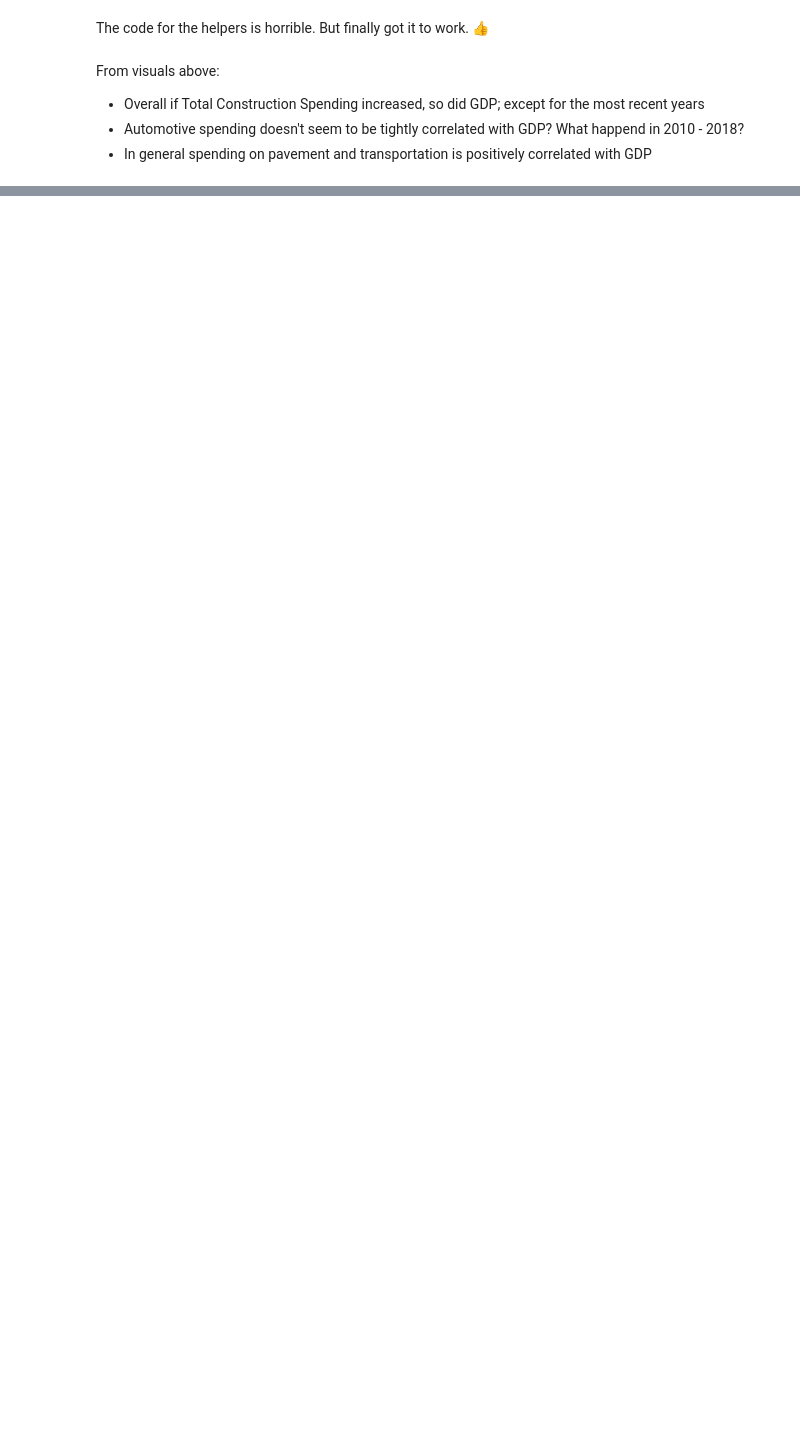
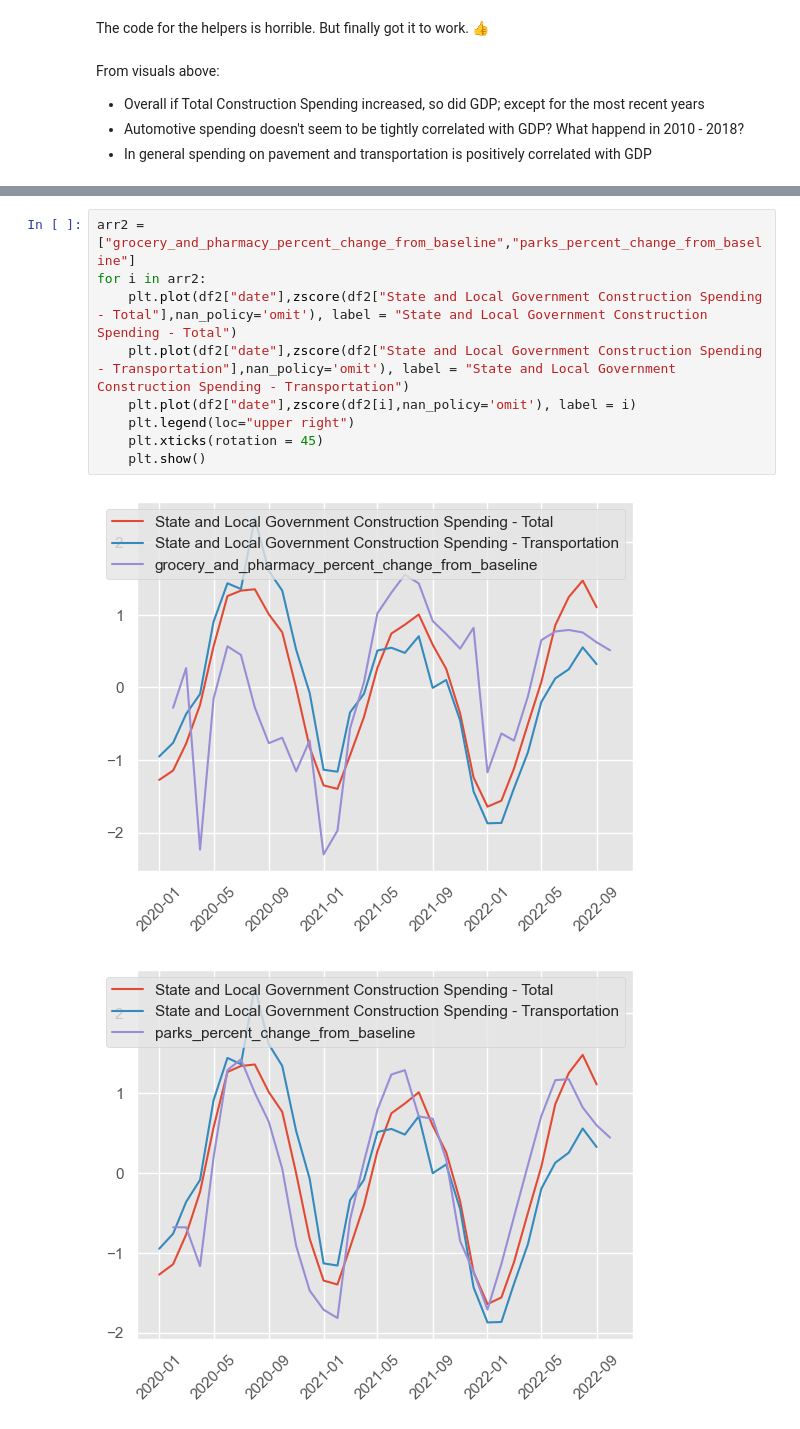
Before and after one commit to dnhuang/data102-fa22, a Jupyter notebook: eda.ipynb, the cells around one changed output, grey strips where cells are left out. Drawn from its saved outputs; the diff is of its cells as text; blank space fills up the shorter version.

```diff
--- a/eda.ipynb
+++ b/eda.ipynb
@@ -442,0 +679,12 @@ From visuals above:
+# %%
+arr2 = ["grocery_and_pharmacy_percent_change_from_baseline","parks_percent_change_from_baseline"]
+for i in arr2:
+    plt.plot(df2["date"],zscore(df2["State and Local Government Construction Spending - Total"],nan_policy='omit'), label = "State and Local Government Construction Spending - Total")
+    plt.plot(df2["date"],zscore(df2["State and Local Government Construction Spending - Transportation"],nan_policy='omit'), label = "State and Local Government Construction Spending - Transportation")
+    plt.plot(df2["date"],zscore(df2[i],nan_policy='omit'), label = i)
+    plt.legend(loc="upper right")
+    plt.xticks(rotation = 45)
+    plt.show()
+# %% [output]
+[figure, added]
+[figure, added]
```
Also changed, not shown: parts of 37 cells of this notebook, 5 other files.
